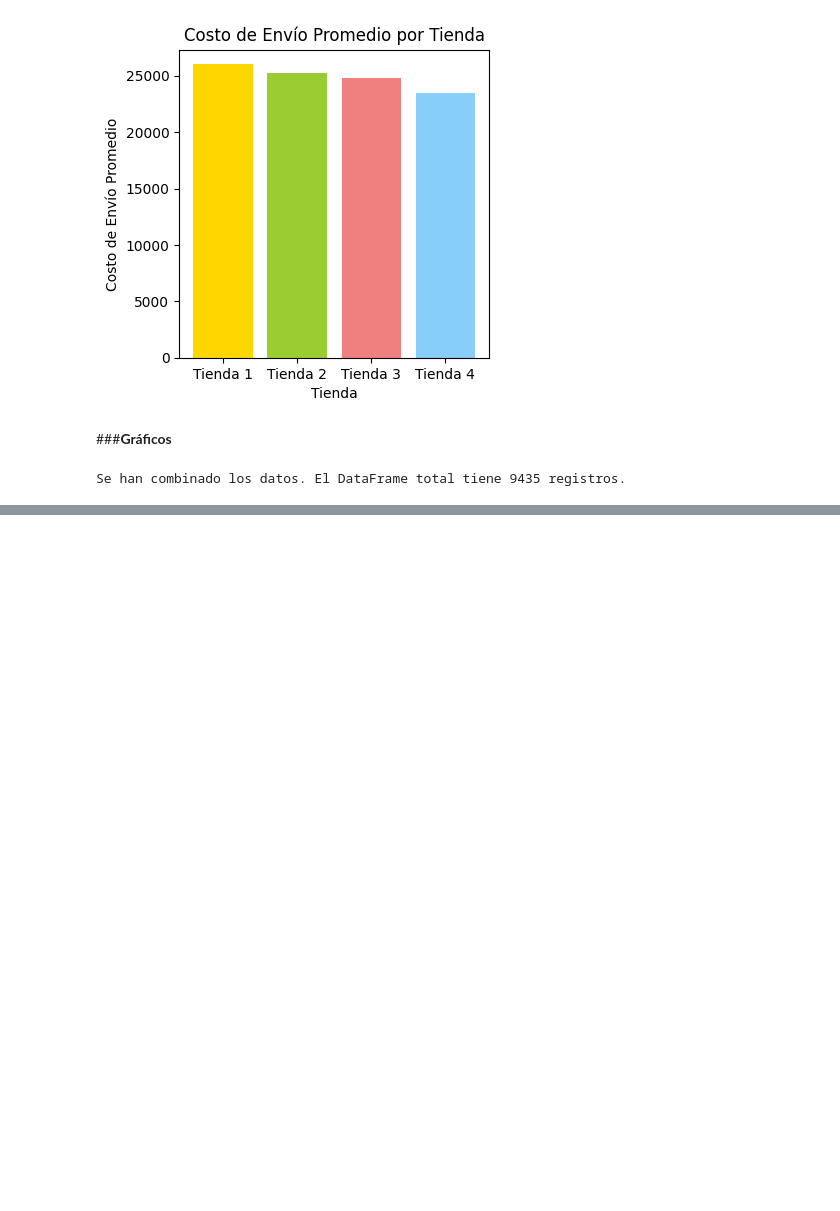
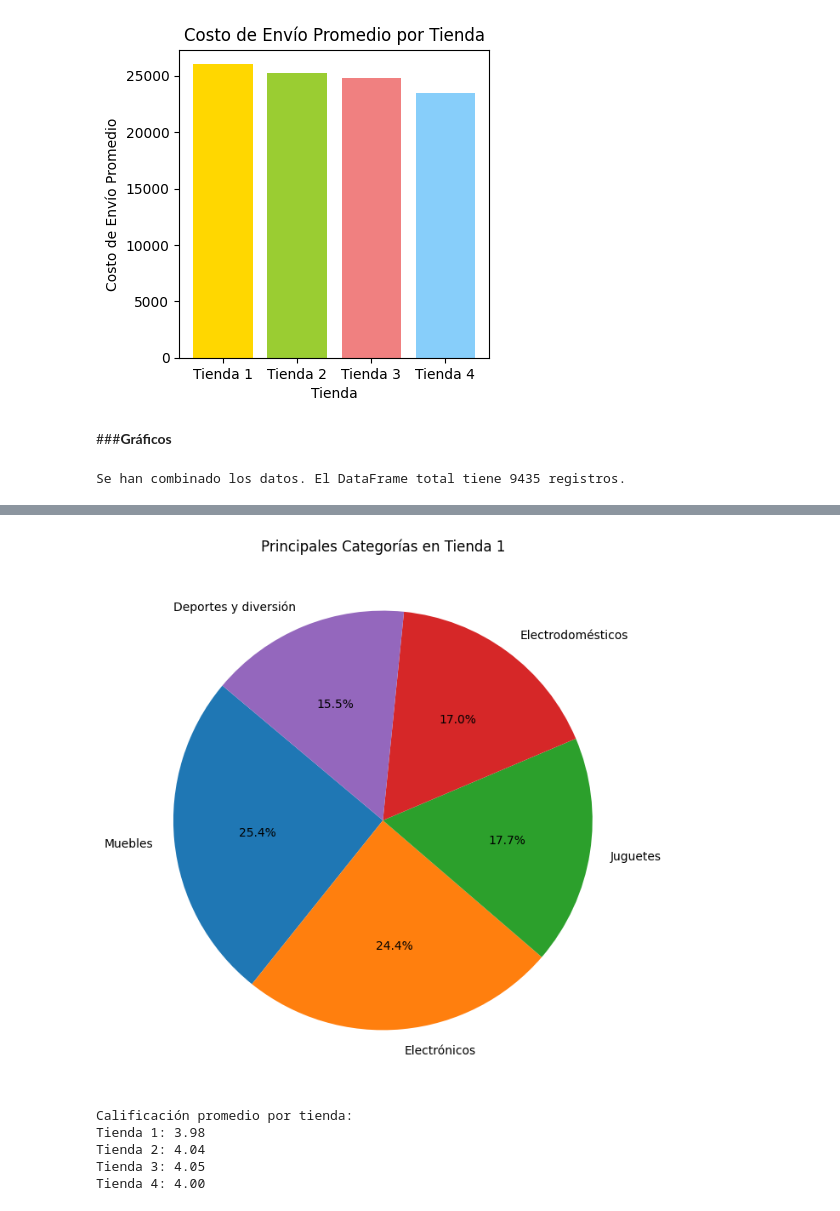
Before and after one commit to Gaby46Pe/AprendiendoGit, a Jupyter notebook: AluraStoreLatam.ipynb, the cells around one changed output, grey strips where cells are left out. Drawn from its saved outputs; the diff is of its cells as text; code cells hidden in the pictures; blank space fills up the shorter version.

```diff
--- a/AluraStoreLatam.ipynb
+++ b/AluraStoreLatam.ipynb
@@ -1042,0 +1073,9 @@ plt.show()
+# %%
+ventas_por_categoria = {}
+for nombre, df in tiendas.items():
+    ventas_categoria = df.groupby('Categoría del Producto').size().sort_values(ascending=False)
+    ventas_por_categoria[nombre] = ventas_categoria
+
+# Ejemplo para visualizar una tienda
+for nombre, ventas in ventas_por_categoria.items():
+    print(f"\nVentas por categoría en {nombre}:\n{ventas}")
@@ -1042,0 +1100,26 @@ plt.show()
+# %%
+# Ejemplo para una tienda
+nombre_tienda = 'Tienda 1'
+ventas_categoria = ventas_por_categoria[nombre_tienda]
+top_categorias = ventas_categoria.head(5)
+
+plt.figure(figsize=(8,8))
+plt.pie(top_categorias, labels=top_categorias.index, autopct='%1.1f%%', startangle=140)
+plt.title(f'Principales Categorías en {nombre_tienda}')
+plt.show()
+# %% [output]
+[figure, added]
+# %%
+calificaciones = {}
+for nombre, df in tiendas.items():
+    calificaciones[nombre] = df['Calificación'].mean()
+
+print("Calificación promedio por tienda:")
+for nombre, cal in calificaciones.items():
+    print(f"{nombre}: {cal:.2f}")
+# %% [output]
+Calificación promedio por tienda:
+Tienda 1: 3.98
+Tienda 2: 4.04
+Tienda 3: 4.05
+Tienda 4: 4.00
```
Also changed, not shown: parts of 12 cells of this notebook.
